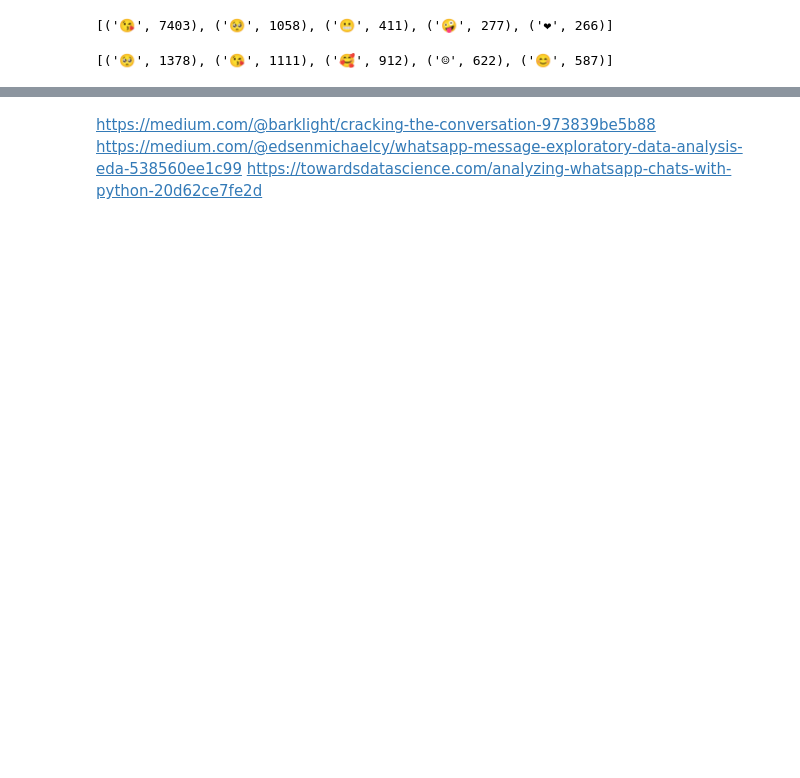
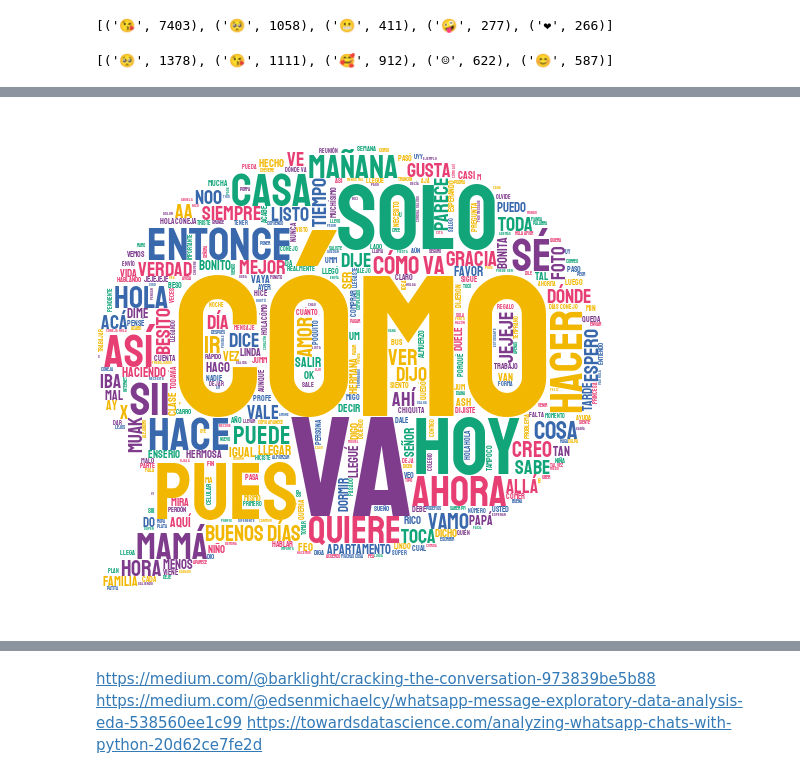
Before and after one commit to alejo1630/whatsapp_chat_analysis, a Jupyter notebook: Whatsapp_Analysis.ipynb, the cells around one changed output, grey strips where cells are left out. Cells and saved outputs as stored; diff of their text form; code cells hidden in the pictures; blank space fills up the shorter version.

```diff
--- a/Whatsapp_Analysis.ipynb
+++ b/Whatsapp_Analysis.ipynb
@@ -445,0 +496,3 @@ fig.update_traces(hoverinfo = "label + value")
+# %%
+stop_words_spanish = get_stop_words("spanish")
+stop_words_spanish[:10]
@@ -445,0 +510,9 @@ fig.update_traces(hoverinfo = "label + value")
+# %%
+stylecloud.gen_stylecloud(' '.join(df["Message_Modified"]),
+                          icon_name = "fas fa-comment",
+                          output_name = "both+sw.png",
+                          custom_stopwords = stop_words_spanish)
+
+Image("both+sw.png")
+# %% [output]
+[figure, added]
```
Also changed, not shown: parts of 29 cells of this notebook.
